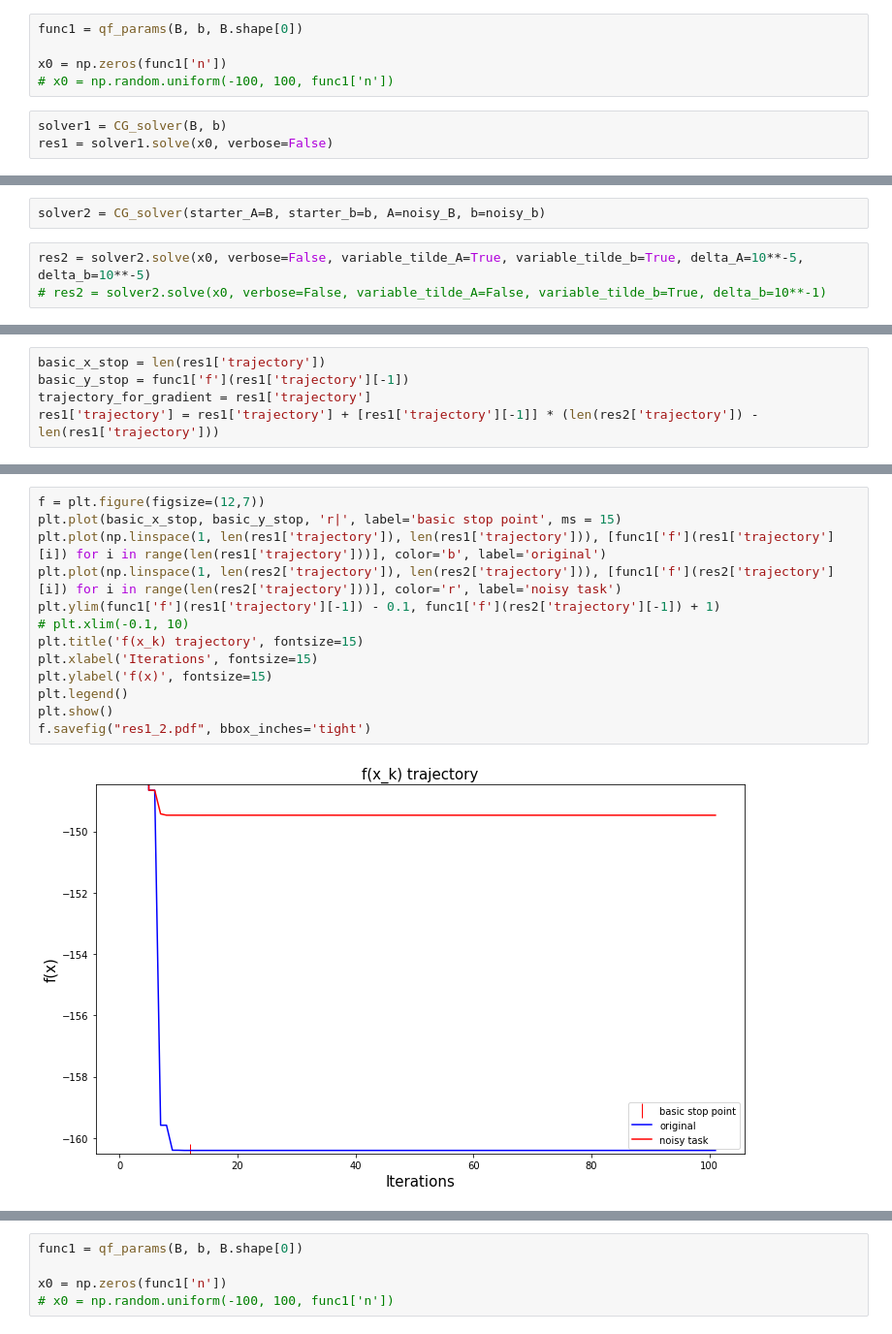
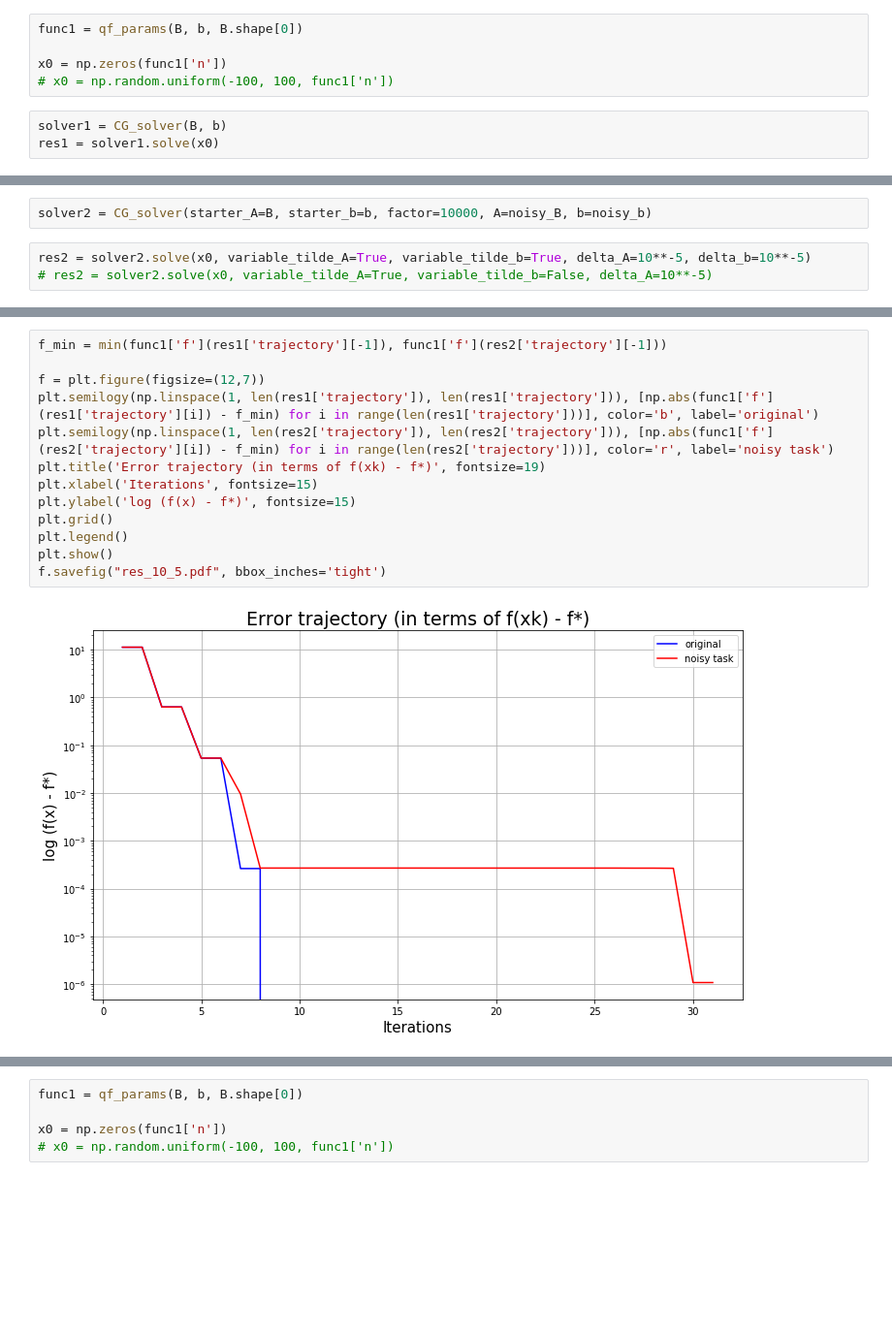
Before and after one commit to anryabtsev/Numerical-Optimization, a Jupyter notebook: Optimization_methods_project.ipynb, the cells around one changed output, grey strips where cells are left out. Shown at 97% size. Saved outputs shown, nothing was run; the diff lists cells and outputs as text; blank space fills up the shorter version.

```diff
--- a/Optimization_methods_project.ipynb
+++ b/Optimization_methods_project.ipynb
@@ -220,5 +222,5 @@ x0 = np.zeros(func1['n'])
 # x0 = np.random.uniform(-100, 100, func1['n'])
 # %%
 solver1 = CG_solver(B, b)
-res1 = solver1.solve(x0, verbose=False)
+res1 = solver1.solve(x0)
 # %% [output]
@@ -247,6 +233,6 @@ func2 = qf_params(noisy_B, noisy_b, noisy_B.shape[0])
 # %%
-solver2 = CG_solver(starter_A=B, starter_b=b, A=noisy_B, b=noisy_b)
+solver2 = CG_solver(starter_A=B, starter_b=b, factor=10000, A=noisy_B, b=noisy_b)
 # %%
-res2 = solver2.solve(x0, verbose=False, variable_tilde_A=True, variable_tilde_b=True, delta_A=10**-5, delta_b=10**-5)
-# res2 = solver2.solve(x0, verbose=False, variable_tilde_A=False, variable_tilde_b=True, delta_b=10**-1)
+res2 = solver2.solve(x0, variable_tilde_A=True, variable_tilde_b=True, delta_A=10**-5, delta_b=10**-5)
+# res2 = solver2.solve(x0, variable_tilde_A=True, variable_tilde_b=False, delta_A=10**-5)
 # %% [output]
@@ -274,6 +240 @@ len(res2['trajectory'])
-# %%
-basic_x_stop = len(res1['trajectory'])
-basic_y_stop = func1['f'](res1['trajectory'][-1])
-trajectory_for_gradient = res1['trajectory']
-res1['trajectory'] = res1['trajectory'] + [res1['trajectory'][-1]] * (len(res2['trajectory']) - len(res1['trajectory']))
 # %%
@@ -285,15 +246,15 @@ error: 10.932267315051774
 # %%
+f_min = min(func1['f'](res1['trajectory'][-1]), func1['f'](res2['trajectory'][-1]))
+
 f = plt.figure(figsize=(12,7))
-plt.plot(basic_x_stop, basic_y_stop, 'r|', label='basic stop point', ms = 15)
-plt.plot(np.linspace(1, len(res1['trajectory']), len(res1['trajectory'])), [func1['f'](res1['trajectory'][i]) for i in range(len(res1['trajectory']))], color='b', label='original')
-plt.plot(np.linspace(1, len(res2['trajectory']), len(res2['trajectory'])), [func1['f'](res2['trajectory'][i]) for i in range(len(res2['trajectory']))], color='r', label='noisy task')
-plt.ylim(func1['f'](res1['trajectory'][-1]) - 0.1, func1['f'](res2['trajectory'][-1]) + 1)
-# plt.xlim(-0.1, 10)
-plt.title('f(x_k) trajectory', fontsize=15)
+plt.semilogy(np.linspace(1, len(res1['trajectory']), len(res1['trajectory'])), [np.abs(func1['f'](res1['trajectory'][i]) - f_min) for i in range(len(res1['trajectory']))], color='b', label='original')
+plt.semilogy(np.linspace(1, len(res2['trajectory']), len(res2['trajectory'])), [np.abs(func1['f'](res2['trajectory'][i]) - f_min) for i in range(len(res2['trajectory']))], color='r', label='noisy task')
+plt.title('Error trajectory (in terms of f(xk) - f*)', fontsize=19)
 plt.xlabel('Iterations', fontsize=15)
-plt.ylabel('f(x)', fontsize=15)
+plt.ylabel('log (f(x) - f*)', fontsize=15)
+plt.grid()
 plt.legend()
 plt.show()
-f.savefig("res1_2.pdf", bbox_inches='tight')
+f.savefig("res_10_5.pdf", bbox_inches='tight')
 # %% [output]
-[figure, old version]
+[figure, new version]
```
Also changed, not shown: parts of 47 cells of this notebook.
